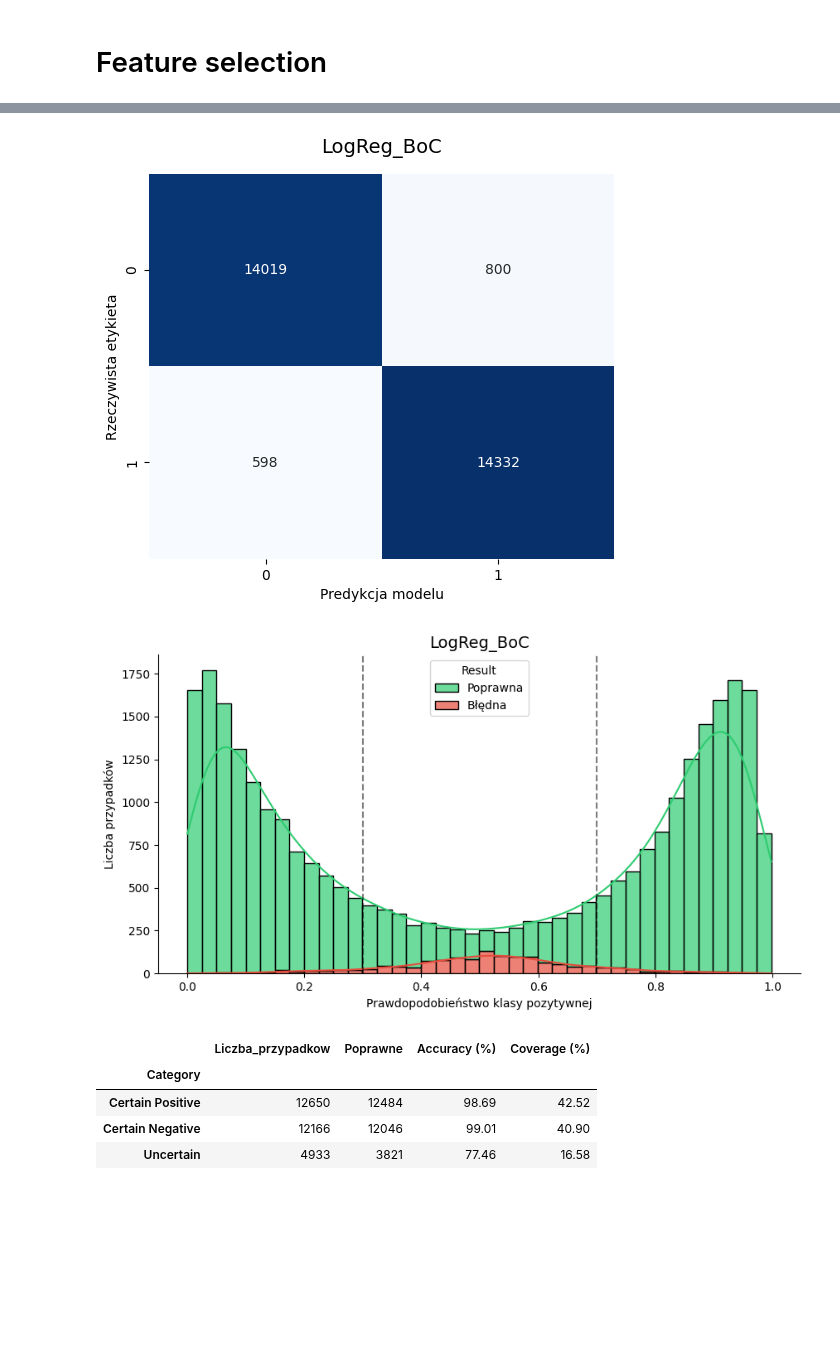
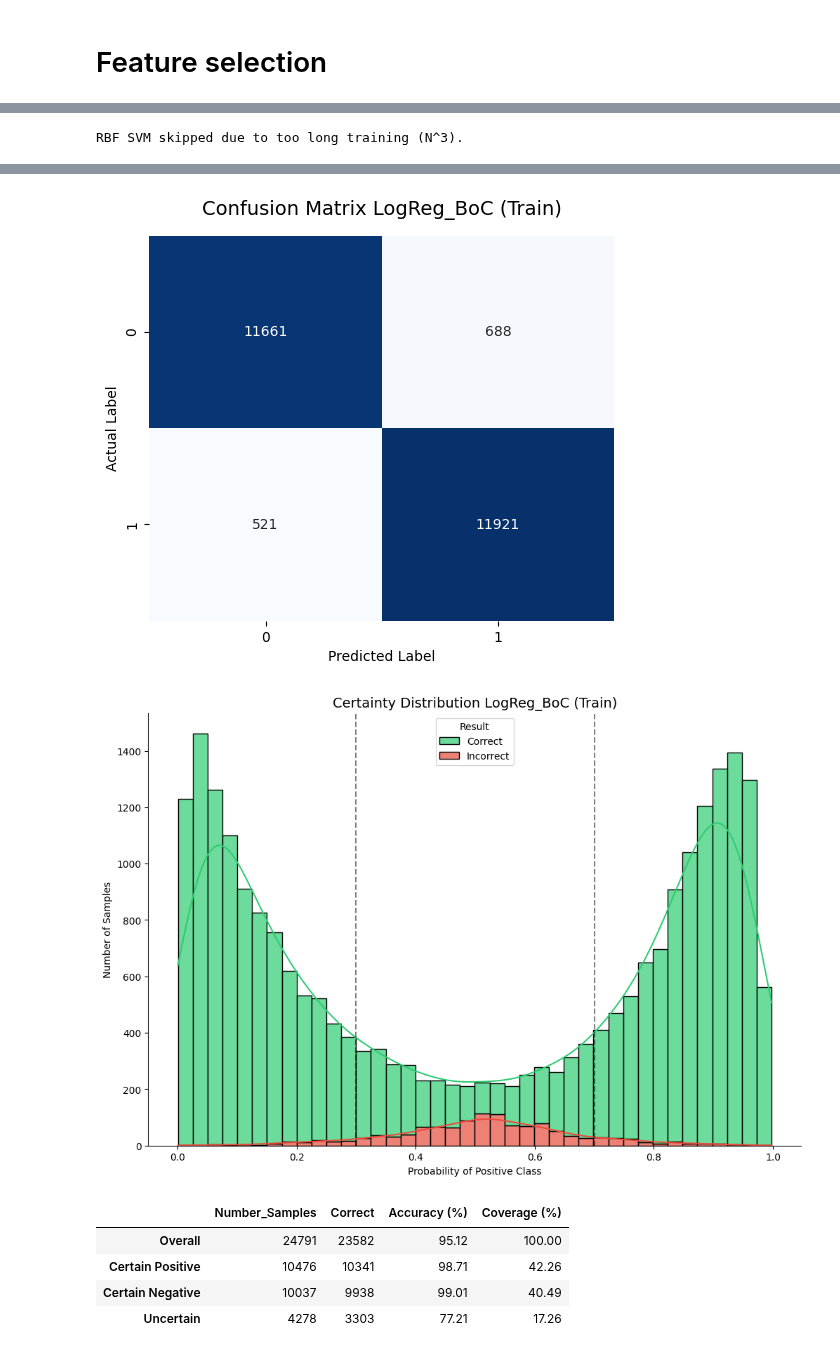
Before and after one commit to JanSupierz/Sentiment, a Jupyter notebook: ThreeWay.ipynb, the cells around one changed output, grey strips where cells are left out. Cells and saved outputs as stored; diff of their text form; code cells hidden in the pictures; blank space fills up the shorter version.

```diff
--- a/ThreeWay.ipynb
+++ b/ThreeWay.ipynb
@@ -30,13 +36,7 @@ LOWER_CONFIDENCE_THRESHOLD = 0.3
 # Loading Data-Sets
 # %%
 loader = DataLoader()
-train, val, test = loader.load_imdb()
-
-data_sets = [("TRAIN", train), ("VALIDATION", val), ("TEST", test)]
-
-for name, ds in data_sets:
-    print(f"\n--- {name} SET (Total: {len(ds)} reviews) ---")
-    display(pd.DataFrame(ds[:5]))
+train, val, test = loader.load_imdb(train_size=TRAIN_SIZE, test_size=TEST_SIZE)
 # %% [output]
 Loading IMDb reviews...
 WARNING: All log messages before absl::InitializeLog() is called are written to STDERR
@@ -76,7 +81,7 @@ Certain sentiment-related words may also fall into this category. For example, *
 # %%
 df_by_label = defaultdict(Counter)
 
-for row in tqdm(train, desc="Calculating Document Frequencies (JIT)"):
+for row in tqdm(train, desc="Calculating Document Frequencies"):
     units = DataLoader.get_ngrams(row['clean_bow'], ngram_range=N_GRAM_RANGE)
     df_by_label[row['sentiment']].update(set(units))
 # %% [markdown]
@@ -341,6 +267,8 @@ X_val = pipeline.transform(item['important_ids'] for item in val)
 # %%
 svm_model = LinearSVMClassifier(name="SVM_BoC")
 svm_model.train(X_train, [item['sentiment'] for item in train])
-svm_probs_train, svm_preds_train = svm_model.evaluate(X_train, [item['sentiment'] for item in train], lower_threshold=LOWER_CONFIDENCE_THRESHOLD)
-svm_probs_test, svm_preds_test = svm_model.evaluate(X_test, [item['sentiment'] for item in test], lower_threshold=LOWER_CONFIDENCE_THRESHOLD)
+svm_model.save("data/svm")
+
+svm_probs_train, svm_preds_train = svm_model.evaluate(X_train, [item['sentiment'] for item in train], lower_threshold=LOWER_CONFIDENCE_THRESHOLD, name="Train")
+svm_probs_test, svm_preds_test = svm_model.evaluate(X_test, [item['sentiment'] for item in test], lower_threshold=LOWER_CONFIDENCE_THRESHOLD, name="Test")
 # %% [output]
@@ -445,7 +374,30 @@ ModelVisualizer.display_uncertain_errors(test)
+# %%
+if USE_CONCEPTS and NUMBER_CONCEPTS <= 500 and len(train) < 500:
+    rbf_model = RbfSVMClassifier(name="RBF_SVM_BoC")
+    rbf_model.train(X_train, [item['sentiment'] for item in train])
+    rbf_probs_train, rbf_preds_train = rbf_model.evaluate(X_train, [item['sentiment'] for item in train], lower_threshold=LOWER_CONFIDENCE_THRESHOLD, name="Train")
+    rbf_probs_test, rbf_preds_test = rbf_model.evaluate(X_test, [item['sentiment'] for item in test], lower_threshold=LOWER_CONFIDENCE_THRESHOLD, name="Test")
+
+    for i, item in enumerate(train):
+        item['pred'] = rbf_preds_train[i]
+        item['prob'] = rbf_probs_train[i]
+
+    ModelVisualizer.display_extreme_errors(train)
+    ModelVisualizer.display_uncertain_errors(train)
+
+    for i, item in enumerate(test):
+        item['pred'] = rbf_preds_test[i]
+        item['prob'] = rbf_probs_test[i]
+
+    ModelVisualizer.display_extreme_errors(test)
+    ModelVisualizer.display_uncertain_errors(test)
+else:
+    print("RBF SVM skipped due to too long training (N^3).")
+# %% [output]
+RBF SVM skipped due to too long training (N^3).
 # %%
-# 3. Train and Evaluate Logistic Regression (Robustness check)
 lr_model = LogisticRegressionClassifier(name="LogReg_BoC")
 lr_model.train(X_train, [item['sentiment'] for item in train]) #
-lr_probs_train, lr_preds_train = lr_model.evaluate(X_train, [item['sentiment'] for item in train], lower_threshold=LOWER_CONFIDENCE_THRESHOLD)
-lr_probs_test, lr_preds_test = lr_model.evaluate(X_test, [item['sentiment'] for item in test], lower_threshold=LOWER_CONFIDENCE_THRESHOLD)
+lr_probs_train, lr_preds_train = lr_model.evaluate(X_train, [item['sentiment'] for item in train], lower_threshold=LOWER_CONFIDENCE_THRESHOLD, name="Train")
+lr_probs_test, lr_preds_test = lr_model.evaluate(X_test, [item['sentiment'] for item in test], lower_threshold=LOWER_CONFIDENCE_THRESHOLD, name="Test")
 # %% [output]
@@ -460,7 +412,7 @@ lr_probs_test, lr_preds_test = lr_model.evaluate(X_test, [item['sentiment'] for
-[figure, old version]
+[figure, new version]
-[figure, old version]
+[figure, new version]
-|  | Liczba_przypadkow | Poprawne | Accuracy (%) | Coverage (%) |
-| Category |  |  |  |  |
-| Certain Positive | 12650 | 12484 | 98.69 | 42.52 |
-| Certain Negative | 12166 | 12046 | 99.01 | 40.90 |
-| Uncertain | 4933 | 3821 | 77.46 | 16.58 |
+|  | Number_Samples | Correct | Accuracy (%) | Coverage (%) |
+| Overall | 24791 | 23582 | 95.12 | 100.00 |
+| Certain Positive | 10476 | 10341 | 98.71 | 42.26 |
+| Certain Negative | 10037 | 9938 | 99.01 | 40.49 |
+| Uncertain | 4278 | 3303 | 77.21 | 17.26 |
```
Also changed, not shown: parts of 28 cells of this notebook, 8 other files.
